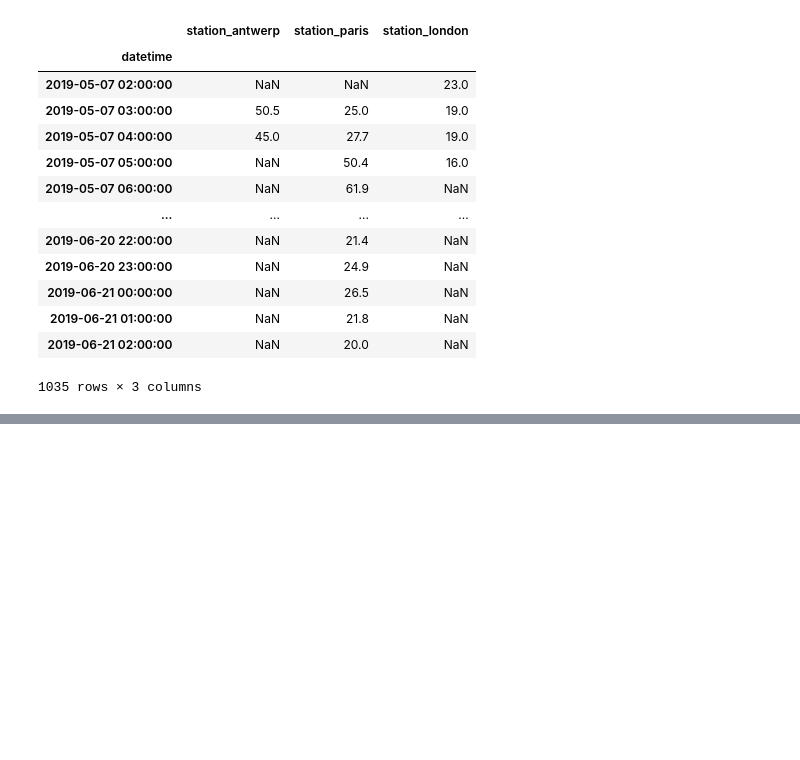
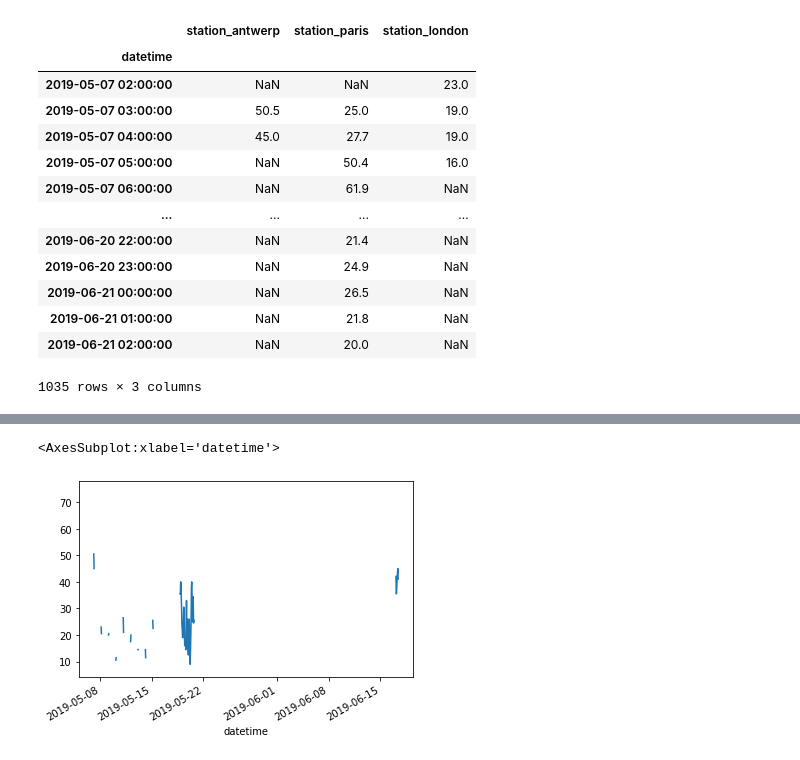
Before and after one commit to Amulanand7/data-analysis-with-python, a Jupyter notebook: plots.ipynb, the cells around one changed output, grey strips where cells are left out. Cells and saved outputs as stored; diff of their text form; code cells hidden in the pictures; blank space fills up the shorter version.

```diff
--- a/plots.ipynb
+++ b/plots.ipynb
@@ -23,0 +29,5 @@ airqua
+# %%
+airqua["station_antwerp"].plot()
+# %% [output]
+<AxesSubplot:xlabel='datetime'>
+[figure, added]
```
Also changed, not shown: parts of 2 cells of this notebook.
